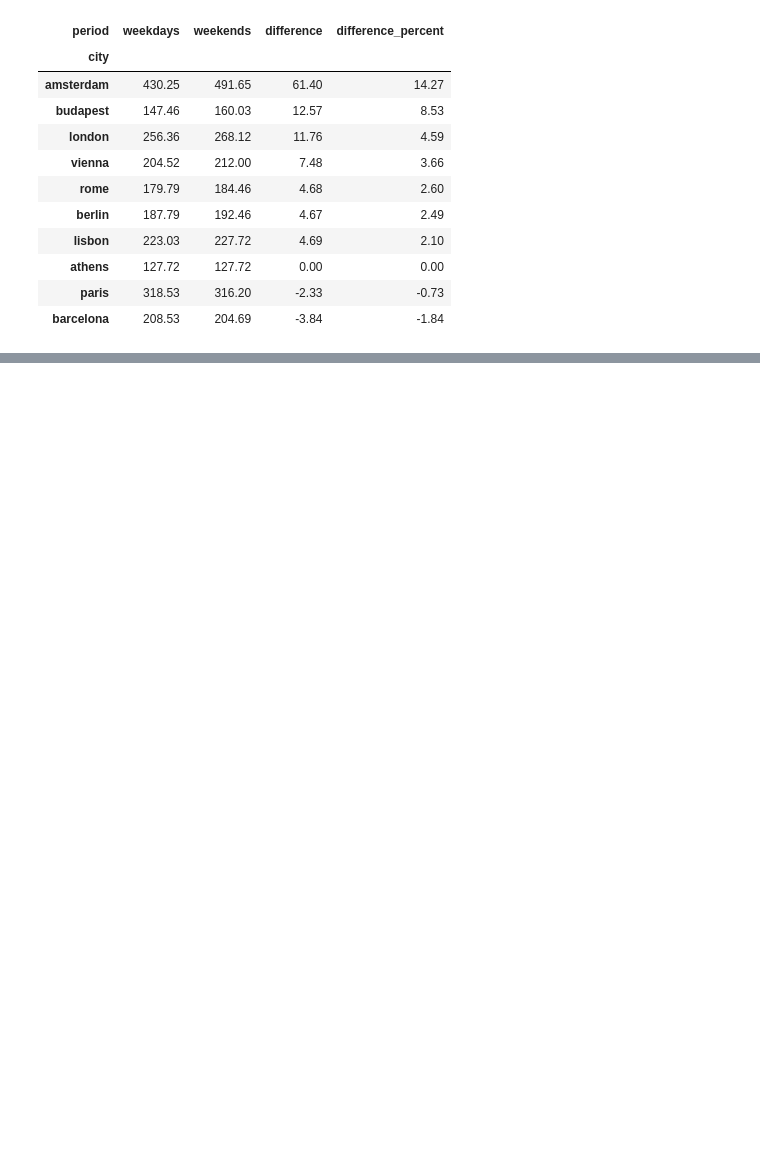
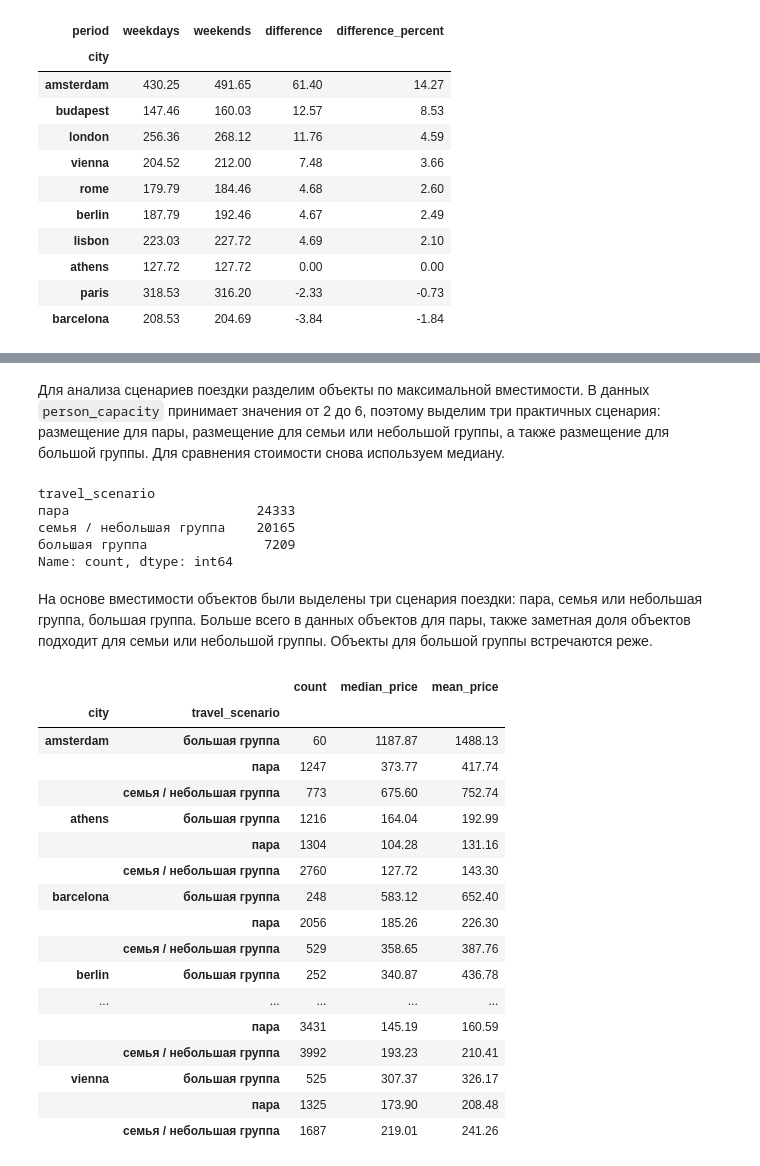
Before and after one commit to kachalovav96italy-cloud/airbnb-europe-eda, a Jupyter notebook: notebooks/airbnb_europe_eda.ipynb, the cells around one changed output, grey strips where cells are left out. Cells and saved outputs as stored; diff of their text form; code cells hidden in the pictures; blank space fills up the shorter version.

Commit message:
Finalize Airbnb EDA report

```diff
--- a/notebooks/airbnb_europe_eda.ipynb
+++ b/notebooks/airbnb_europe_eda.ipynb
@@ -725,0 +629,62 @@ display(median_price_by_period.sort_values('difference_percent', ascending=False
+# %% [markdown]
+Для анализа сценариев поездки разделим объекты по максимальной вместимости. В данных `person_capacity` принимает значения от 2 до 6, поэтому выделим три практичных сценария: размещение для пары, размещение для семьи или небольшой группы, а также размещение для большой группы. Для сравнения стоимости снова используем медиану.
+# %%
+# Создаю функцию для определения сценария поездки по максимальной вместимости
+
+def get_travel_scenario(person_capacity):
+    if person_capacity == 2:
+        return 'пара'
+    elif person_capacity in [3, 4]:
+        return 'семья / небольшая группа'
+    elif person_capacity in [5, 6]:
+        return 'большая группа'
+
+# Создаю копию датафрейма, чтобы добавить новую колонку только для анализа сценариев
+
+airbnb_scenarios = airbnb.copy()
+
+airbnb_scenarios['travel_scenario'] = airbnb_scenarios['person_capacity'].apply(get_travel_scenario)
+
+airbnb_scenarios['travel_scenario'].value_counts()
+# %% [output]
+travel_scenario
+пара                        24333
+семья / небольшая группа    20165
+большая группа               7209
+Name: count, dtype: int64
+# %% [markdown]
+На основе вместимости объектов были выделены три сценария поездки: пара, семья или небольшая группа, большая группа. Больше всего в данных объектов для пары, также заметная доля объектов подходит для семьи или небольшой группы. Объекты для большой группы встречаются реже.
+# %%
+# Сравниваю медианную стоимость размещения по городам и сценариям поездки
+
+price_by_city_scenario = (
+    airbnb_scenarios
+    .groupby(['city', 'travel_scenario'])
+    .agg(
+        count=('realSum', 'count'),
+        median_price=('realSum', 'median'),
+        mean_price=('realSum', 'mean')
+    )
+    .round(2)
+)
+
+display(price_by_city_scenario)
+# %% [output]
+|  |  | count | median_price | mean_price |
+| city | travel_scenario |  |  |  |
+| amsterdam | большая группа | 60 | 1187.87 | 1488.13 |
+|  | пара | 1247 | 373.77 | 417.74 |
+|  | семья / небольшая группа | 773 | 675.60 | 752.74 |
+| athens | большая группа | 1216 | 164.04 | 192.99 |
+|  | пара | 1304 | 104.28 | 131.16 |
+|  | семья / небольшая группа | 2760 | 127.72 | 143.30 |
+| barcelona | большая группа | 248 | 583.12 | 652.40 |
+|  | пара | 2056 | 185.26 | 226.30 |
+|  | семья / небольшая группа | 529 | 358.65 | 387.76 |
+| berlin | большая группа | 252 | 340.87 | 436.78 |
+| ... | ... | ... | ... | ... |
+|  | пара | 3431 | 145.19 | 160.59 |
+|  | семья / небольшая группа | 3992 | 193.23 | 210.41 |
+| vienna | большая группа | 525 | 307.37 | 326.17 |
+|  | пара | 1325 | 173.90 | 208.48 |
+|  | семья / небольшая группа | 1687 | 219.01 | 241.26 |
```
Also changed, not shown: parts of 38 cells of this notebook, 1 other file.
